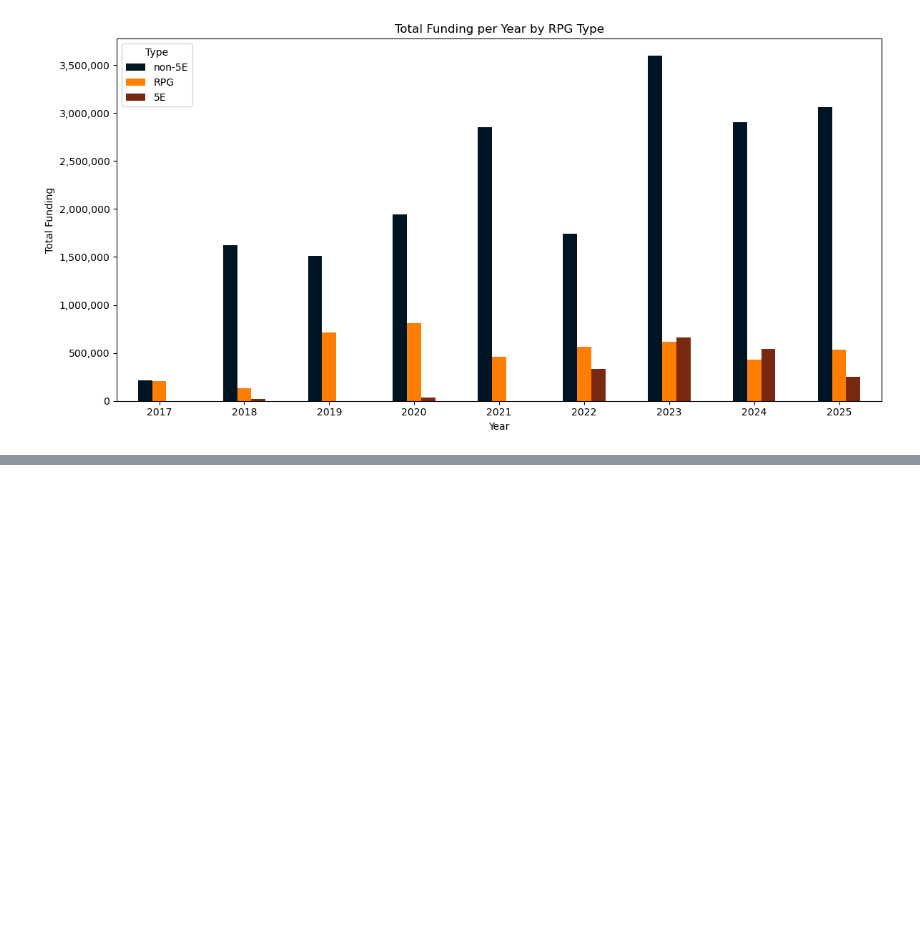
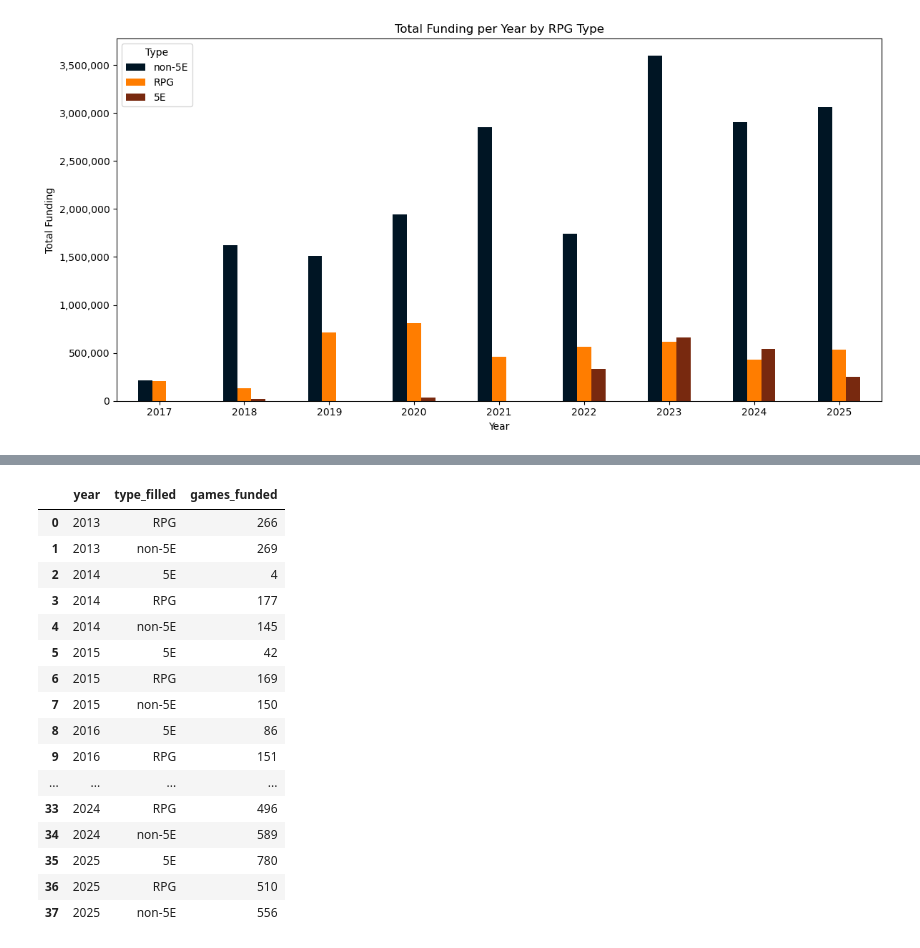
Before and after one commit to geradenhraba-cell/ttrpg-capstone, a Jupyter notebook: notebook/kickstarter.ipynb, the cells around one changed output, grey strips where cells are left out. Cells and saved outputs as stored; diff of their text form; code cells hidden in the pictures; blank space fills up the shorter version.

```diff
--- a/notebook/kickstarter.ipynb
+++ b/notebook/kickstarter.ipynb
@@ -1522,0 +1644,20 @@ plt.show()
+# %%
+games_per_year_type
+# %% [output]
+|  | year | type_filled | games_funded |
+| 0 | 2013 | RPG | 266 |
+| 1 | 2013 | non-5E | 269 |
+| 2 | 2014 | 5E | 4 |
+| 3 | 2014 | RPG | 177 |
+| 4 | 2014 | non-5E | 145 |
+| 5 | 2015 | 5E | 42 |
+| 6 | 2015 | RPG | 169 |
+| 7 | 2015 | non-5E | 150 |
+| 8 | 2016 | 5E | 86 |
+| 9 | 2016 | RPG | 151 |
+| ... | ... | ... | ... |
+| 33 | 2024 | RPG | 496 |
+| 34 | 2024 | non-5E | 589 |
+| 35 | 2025 | 5E | 780 |
+| 36 | 2025 | RPG | 510 |
+| 37 | 2025 | non-5E | 556 |
```
Also changed, not shown: parts of 24 cells of this notebook, 2 other files.
